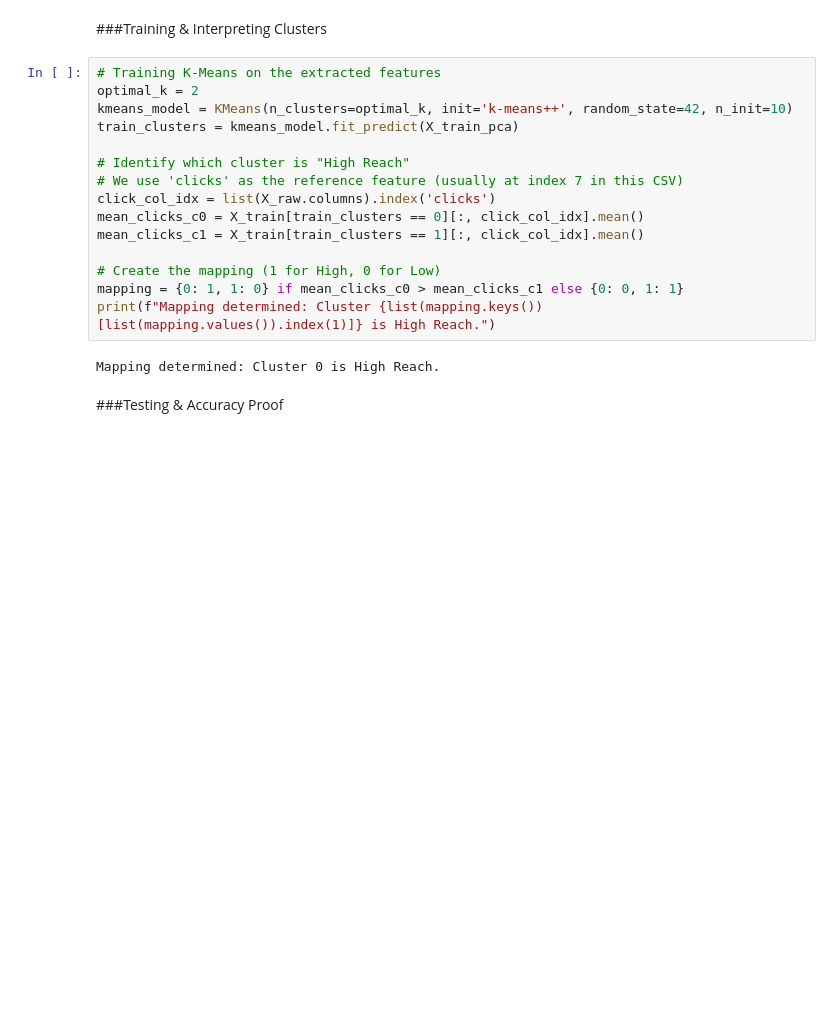
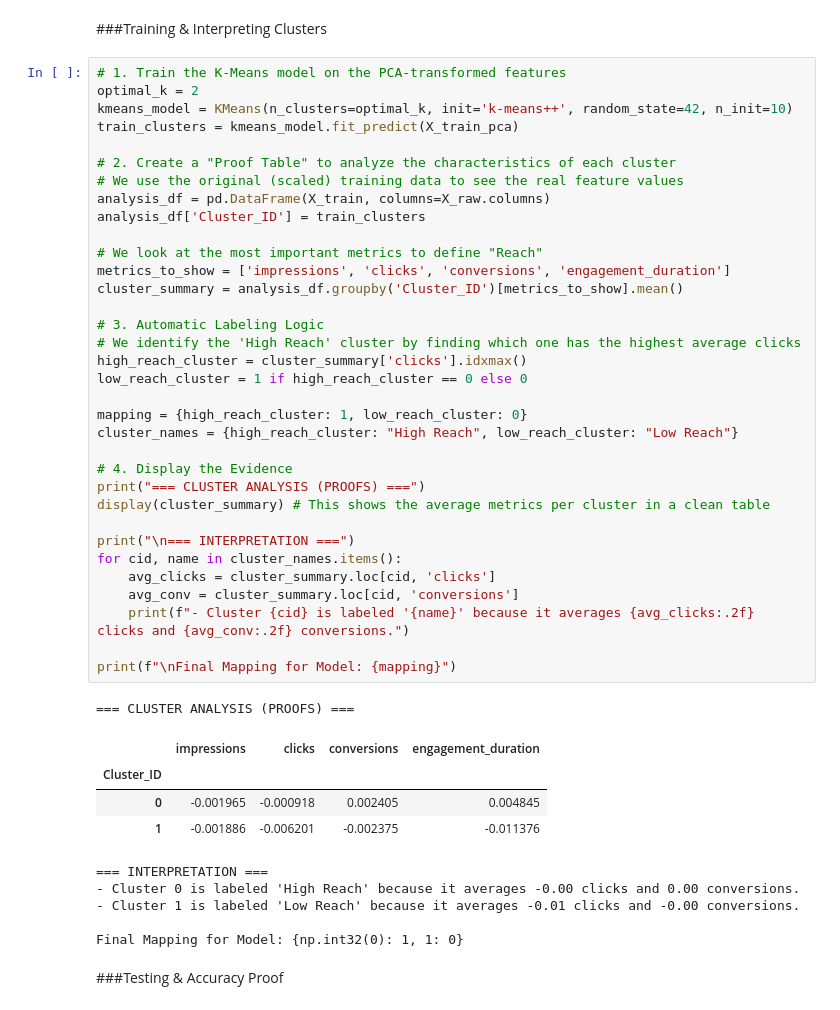
Before and after one commit to praveentecsl/High-Engagement-Content-Classification-model, a Jupyter notebook: SocialMedia_engagement.ipynb, the cells around one changed output. Saved outputs shown, nothing was run; the diff lists cells and outputs as text; blank space fills up the shorter version.

Commit message:
test analyze kmeans accuracy

```diff
--- a/SocialMedia_engagement.ipynb
+++ b/SocialMedia_engagement.ipynb
@@ -94,23 +94,51 @@ plt.show()
 [figure]
 # %% [markdown]
 ###Training & Interpreting Clusters
-# %%
-# Training K-Means on the extracted features
-optimal_k = 2
-kmeans_model = KMeans(n_clusters=optimal_k, init='k-means++', random_state=42, n_init=10)
-train_clusters = kmeans_model.fit_predict(X_train_pca)
-
-# Identify which cluster is "High Reach"
-# We use 'clicks' as the reference feature (usually at index 7 in this CSV)
-click_col_idx = list(X_raw.columns).index('clicks')
-mean_clicks_c0 = X_train[train_clusters == 0][:, click_col_idx].mean()
-mean_clicks_c1 = X_train[train_clusters == 1][:, click_col_idx].mean()
-
-# Create the mapping (1 for High, 0 for Low)
-mapping = {0: 1, 1: 0} if mean_clicks_c0 > mean_clicks_c1 else {0: 0, 1: 1}
-print(f"Mapping determined: Cluster {list(mapping.keys())[list(mapping.values()).index(1)]} is High Reach.")
-# %% [output]
-Mapping determined: Cluster 0 is High Reach.
+# %%
+# 1. Train the K-Means model on the PCA-transformed features
+optimal_k = 2
+kmeans_model = KMeans(n_clusters=optimal_k, init='k-means++', random_state=42, n_init=10)
+train_clusters = kmeans_model.fit_predict(X_train_pca)
+
+# 2. Create a "Proof Table" to analyze the characteristics of each cluster
+# We use the original (scaled) training data to see the real feature values
+analysis_df = pd.DataFrame(X_train, columns=X_raw.columns)
+analysis_df['Cluster_ID'] = train_clusters
+
+# We look at the most important metrics to define "Reach"
+metrics_to_show = ['impressions', 'clicks', 'conversions', 'engagement_duration']
+cluster_summary = analysis_df.groupby('Cluster_ID')[metrics_to_show].mean()
+
+# 3. Automatic Labeling Logic
+# We identify the 'High Reach' cluster by finding which one has the highest average clicks
+high_reach_cluster = cluster_summary['clicks'].idxmax()
+low_reach_cluster = 1 if high_reach_cluster == 0 else 0
+
+mapping = {high_reach_cluster: 1, low_reach_cluster: 0}
+cluster_names = {high_reach_cluster: "High Reach", low_reach_cluster: "Low Reach"}
+
+# 4. Display the Evidence
+print("=== CLUSTER ANALYSIS (PROOFS) ===")
+display(cluster_summary) # This shows the average metrics per cluster in a clean table
+
+print("\n=== INTERPRETATION ===")
+for cid, name in cluster_names.items():
+    avg_clicks = cluster_summary.loc[cid, 'clicks']
+    avg_conv = cluster_summary.loc[cid, 'conversions']
+    print(f"- Cluster {cid} is labeled '{name}' because it averages {avg_clicks:.2f} clicks and {avg_conv:.2f} conversions.")
+
+print(f"\nFinal Mapping for Model: {mapping}")
+# %% [output]
+=== CLUSTER ANALYSIS (PROOFS) ===
+|  | impressions | clicks | conversions | engagement_duration |
+| Cluster_ID |  |  |  |  |
+| 0 | -0.001965 | -0.000918 | 0.002405 | 0.004845 |
+| 1 | -0.001886 | -0.006201 | -0.002375 | -0.011376 |
+=== INTERPRETATION ===
+- Cluster 0 is labeled 'High Reach' because it averages -0.00 clicks and 0.00 conversions.
+- Cluster 1 is labeled 'Low Reach' because it averages -0.01 clicks and -0.00 conversions.
+
+Final Mapping for Model: {np.int32(0): 1, 1: 0}
 # %% [markdown]
 ###Testing & Accuracy Proof
 # %%
```
Also changed, not shown: parts of 3 cells of this notebook.
